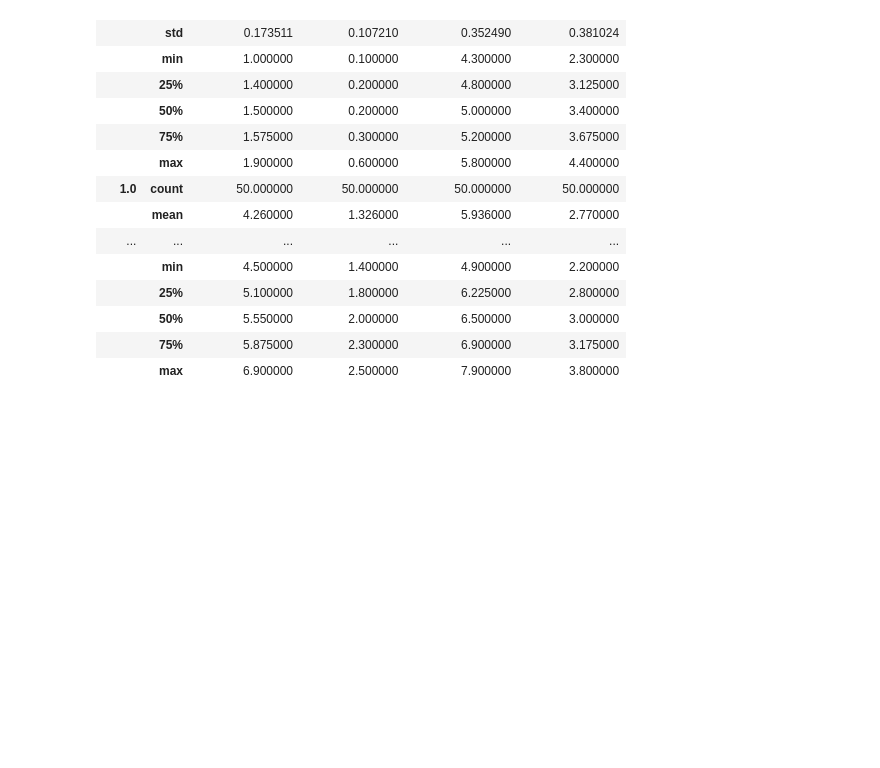
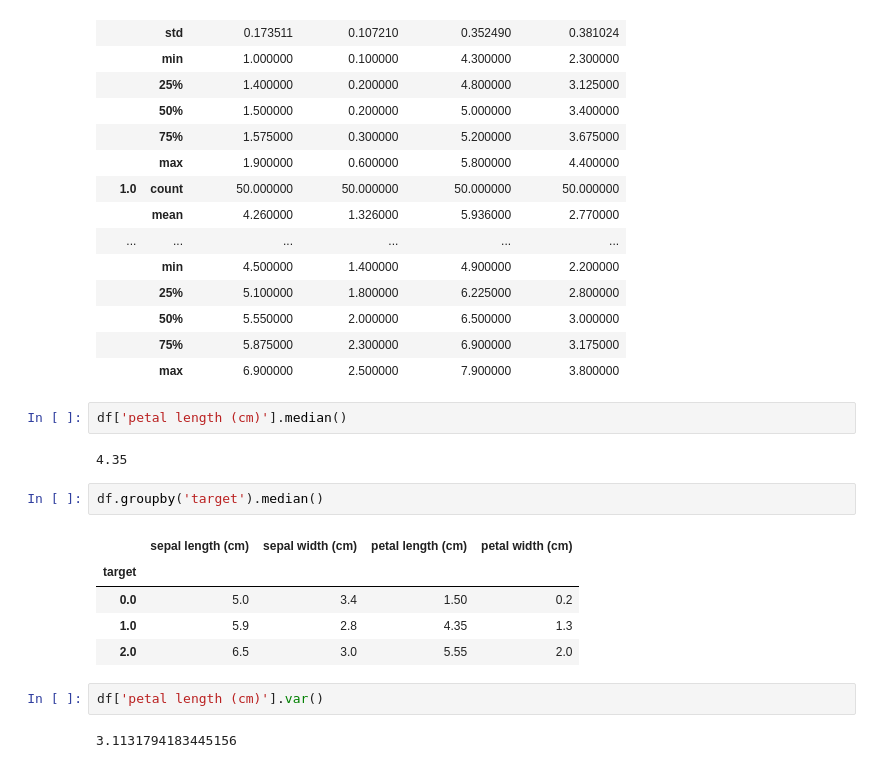
Before and after one commit to davidkrauza/business-analytics, a Jupyter notebook: unit-05/python/Unit-05-python-lab-03.ipynb, the cells around one changed output. Drawn from its saved outputs; the diff is of its cells as text; blank space fills up the shorter version.

```diff
--- a/unit-05/python/Unit-05-python-lab-03.ipynb
+++ b/unit-05/python/Unit-05-python-lab-03.ipynb
@@ -71,3 +71,19 @@ df.groupby(by='target').describe()
 |  | 50% | 5.550000 | 2.000000 | 6.500000 | 3.000000 |
 |  | 75% | 5.875000 | 2.300000 | 6.900000 | 3.175000 |
 |  | max | 6.900000 | 2.500000 | 7.900000 | 3.800000 |
+# %%
+df['petal length (cm)'].median()
+# %% [output]
+4.35
+# %%
+df.groupby('target').median()
+# %% [output]
+|  | sepal length (cm) | sepal width (cm) | petal length (cm) | petal width (cm) |
+| target |  |  |  |  |
+| 0.0 | 5.0 | 3.4 | 1.50 | 0.2 |
+| 1.0 | 5.9 | 2.8 | 4.35 | 1.3 |
+| 2.0 | 6.5 | 3.0 | 5.55 | 2.0 |
+# %%
+df['petal length (cm)'].var()
+# %% [output]
+3.1131794183445156
```
Also changed, not shown: parts of 2 cells of this notebook.
